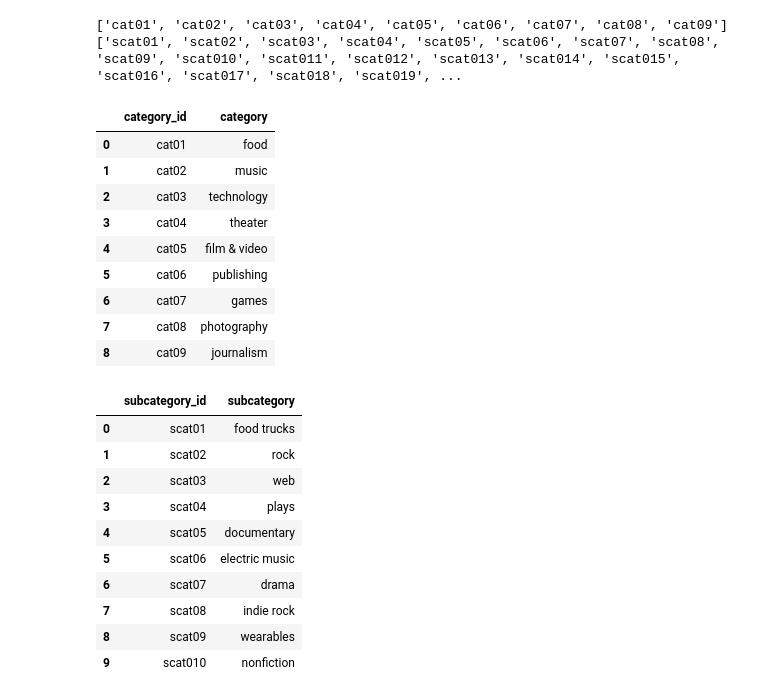
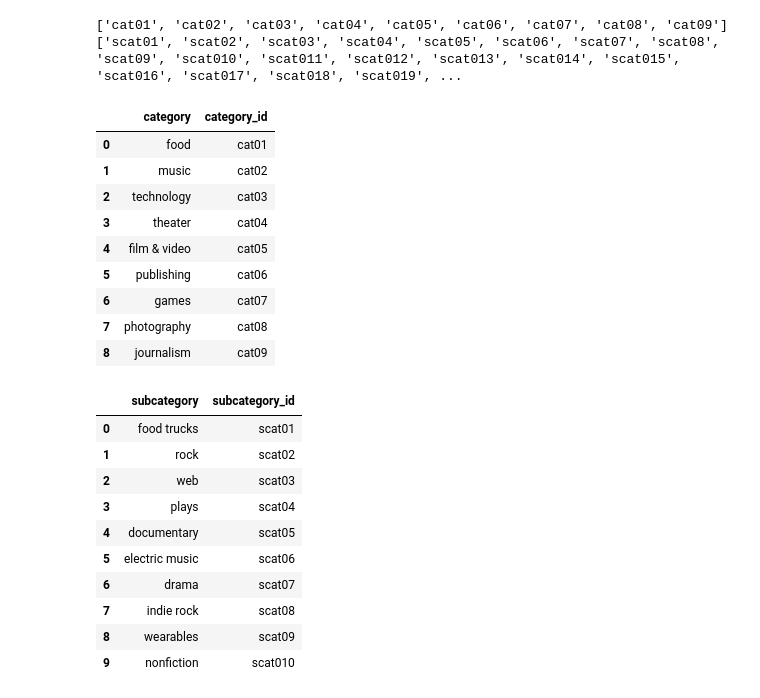
Before and after one commit to scottemac00/Crowdfunding-ETL, a Jupyter notebook: Crowdfund.ipynb, the cells around one changed output. Saved outputs shown, nothing was run; the diff lists cells and outputs as text; code cells hidden in the pictures.

```diff
--- a/Crowdfund.ipynb
+++ b/Crowdfund.ipynb
@@ -193,32 +193,34 @@ subcategory_df = pd.DataFrame({
     "subcategory_id": scat_ids,
     "subcategory" : subcategories
 })
+category_df=category_df[["category","category_id"]]
 category_df.head(10)
 # %% [output]
-|  | category_id | category |
-| 0 | cat01 | food |
-| 1 | cat02 | music |
-| 2 | cat03 | technology |
-| 3 | cat04 | theater |
-| 4 | cat05 | film & video |
-| 5 | cat06 | publishing |
-| 6 | cat07 | games |
-| 7 | cat08 | photography |
-| 8 | cat09 | journalism |
+|  | category | category_id |
+| 0 | food | cat01 |
+| 1 | music | cat02 |
+| 2 | technology | cat03 |
+| 3 | theater | cat04 |
+| 4 | film & video | cat05 |
+| 5 | publishing | cat06 |
+| 6 | games | cat07 |
+| 7 | photography | cat08 |
+| 8 | journalism | cat09 |
 # %%
+subcategory_df=subcategory_df[["subcategory","subcategory_id"]]
 subcategory_df.head(10)
 # %% [output]
-|  | subcategory_id | subcategory |
-| 0 | scat01 | food trucks |
-| 1 | scat02 | rock |
-| 2 | scat03 | web |
-| 3 | scat04 | plays |
-| 4 | scat05 | documentary |
-| 5 | scat06 | electric music |
-| 6 | scat07 | drama |
-| 7 | scat08 | indie rock |
-| 8 | scat09 | wearables |
-| 9 | scat010 | nonfiction |
+|  | subcategory | subcategory_id |
+| 0 | food trucks | scat01 |
+| 1 | rock | scat02 |
+| 2 | web | scat03 |
+| 3 | plays | scat04 |
+| 4 | documentary | scat05 |
+| 5 | electric music | scat06 |
+| 6 | drama | scat07 |
+| 7 | indie rock | scat08 |
+| 8 | wearables | scat09 |
+| 9 | nonfiction | scat010 |
 # %%
 # Export the new DataFrames to CSV
 category_df.to_csv("category.csv", index=False)
```
Also changed, not shown: parts of 16 cells of this notebook, 1 other file.
